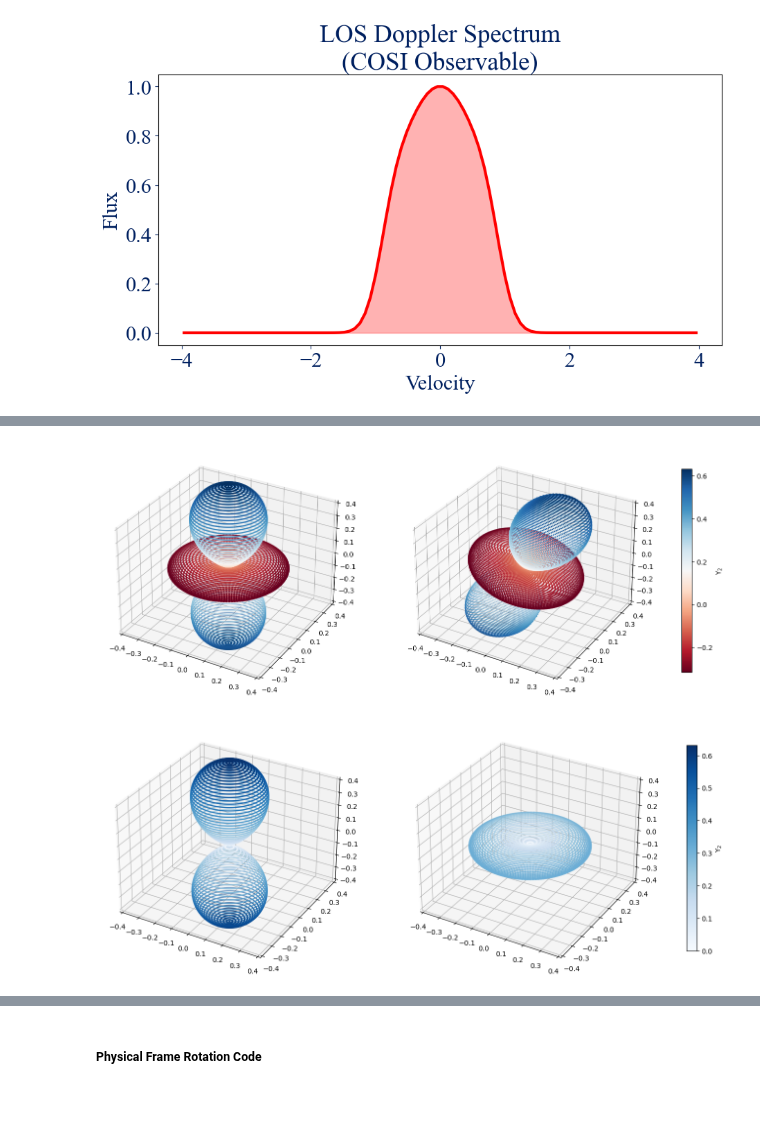
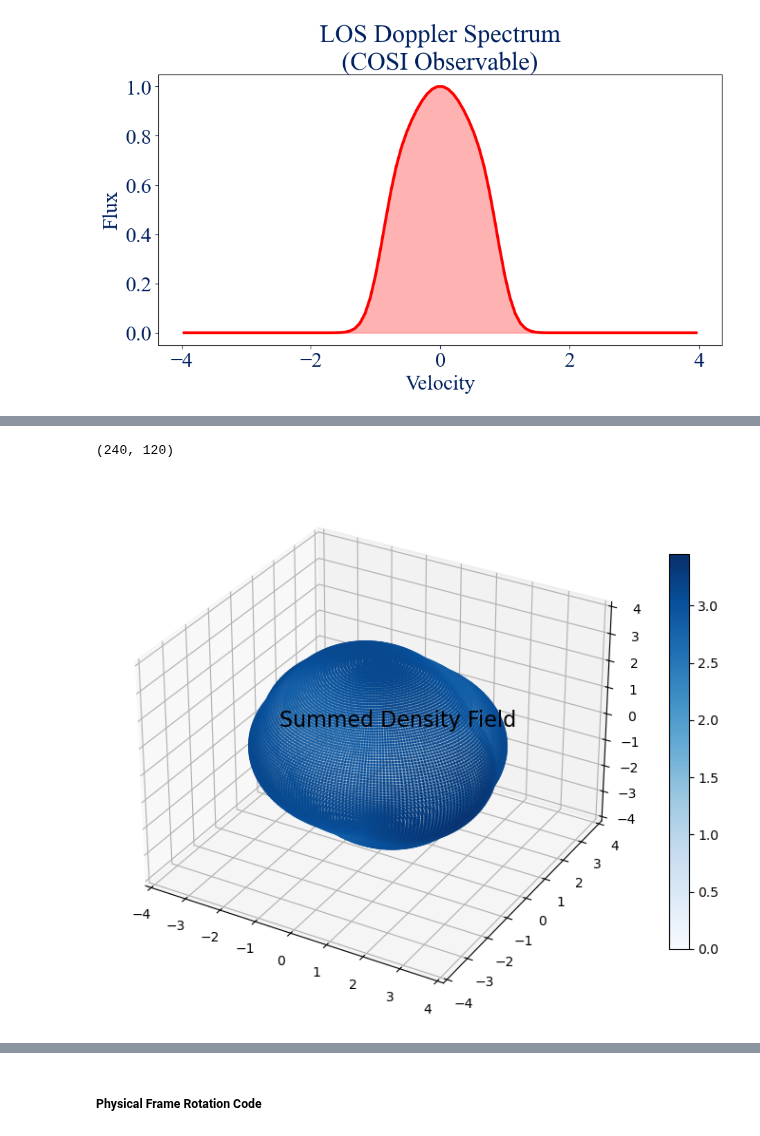
Before and after one commit to avalluvan/cosipy, a Jupyter notebook: docs/unbinned/image_deconvolution/SH_visualization_3.ipynb, the cells around one changed output, grey strips where cells are left out. Saved outputs shown, nothing was run; the diff lists cells and outputs as text; code cells hidden in the pictures; blank space fills up the shorter version.

```diff
--- a/docs/unbinned/image_deconvolution/SH_visualization_3.ipynb
+++ b/docs/unbinned/image_deconvolution/SH_visualization_3.ipynb
@@ -329,42 +217,0 @@ X_cart_rot, Y_cart_rot, Z_cart_rot = spherical_to_cartesian(np.abs(Y_2_rot), THE
-# %%
-fig, axs = plt.subplots(1, 2, figsize=(18, 9), subplot_kw={'projection': '3d'})
-
-sc = axs[0].scatter(X_cart, Y_cart, Z_cart, s=1, c=Y_2_orig, cmap='RdBu')
-axs[0].set_xlim(-0.4, 0.4); axs[0].set_ylim(-0.4, 0.4); axs[0].set_zlim(-0.4, 0.4)
-
-sc = axs[1].scatter(X_cart_rot, Y_cart_rot, Z_cart_rot, s=1, c=Y_2_rot, cmap='RdBu')
-axs[1].set_xlim(-0.4, 0.4); axs[1].set_ylim(-0.4, 0.4); axs[1].set_zlim(-0.4, 0.4)
-
-plt.colorbar(sc, ax=axs, shrink=0.6, label=fr'Y$_{l}$')
-plt.show()
-# %% [output]
-[figure, removed]
-# %%
-relative_strength = 1
-a = 2 * relative_strength / (relative_strength + 1)     # jet
-b = 2 / (relative_strength + 1)                         # disk
-
-from matplotlib.colors import Normalize
-
-jet = np.where(Y_2_rot > 0, Y_2_rot, 0)   * a
-disk = np.where(Y_2_rot < 0, -Y_2_rot, 0) * b
-
-X_jet, Y_jet, Z_jet = spherical_to_cartesian(jet, THETA, PHI)
-X_disk, Y_disk, Z_disk = spherical_to_cartesian(disk, THETA, PHI)
-
-fig, axs = plt.subplots(1, 2, figsize=(18, 9), subplot_kw={'projection': '3d'})
-
-vmin = 0
-vmax = max(jet.max(), disk.max())
-norm = Normalize(vmin=vmin, vmax=vmax)
-
-sc = axs[0].scatter(X_jet, Y_jet, Z_jet, s=1, c=jet, cmap='Blues', norm=norm)
-axs[0].set_xlim(-0.4, 0.4); axs[0].set_ylim(-0.4, 0.4); axs[0].set_zlim(-0.4, 0.4)
-
-sc = axs[1].scatter(X_disk, Y_disk, Z_disk, s=1, c=disk, cmap='Blues', norm=norm)
-axs[1].set_xlim(-0.4, 0.4); axs[1].set_ylim(-0.4, 0.4); axs[1].set_zlim(-0.4, 0.4)
-
-plt.colorbar(sc, ax=axs, shrink=0.6, label=fr'Y$_{l}$')
-plt.show()
-# %% [output]
-[figure, removed]
@@ -370,0 +272,34 @@ plt.show()
+# %%
+np.sum([eval_mode(m, THETA, PHI, sum_type='unsigned') for m in modes], axis=0).shape
+# %% [output]
+(240, 120)
+# %%
+modes = [
+    make_mode(l=0, m=0, theta_rot=np.pi/2,      phi_rot=np.pi/2,      amplitude=10),
+    # make_mode(l=1, m=0, theta_rot=np.pi/6, phi_rot=0, amplitude=0.5),
+    # make_mode(l=1, m=0, theta_rot=np.pi/3, phi_rot=np.pi/4, amplitude=0.),
+    # make_mode(l=1, m=0, theta_rot=np.pi/2, phi_rot=np.pi, amplitude=1),
+    # make_mode(l=1, m=0, theta_rot=np.pi/2, phi_rot=0, amplitude=1),
+    # make_mode(l=1, m=0, theta_rot=0, phi_rot=np.pi/3, amplitude=0.8),
+    # make_mode(l=2, m=0, theta_rot=np.pi/6, phi_rot=np.pi/3, amplitude=0.5),
+    make_mode(l=2, m=0, theta_rot=0, phi_rot=np.pi/3, amplitude=-1),
+    make_mode(l=2, m=0, theta_rot=-np.pi/2, phi_rot=np.pi/3, amplitude=-1),
+]
+
+Y_sum = sum_modes(modes, THETA, PHI, sum_type='unsigned')
+# Y_sum = np.random.poisson(Y_sum * 20) / 20
+
+# Build Cartesian surface from the positive-definite sum
+X_cart, Y_cart, Z_cart = spherical_to_cartesian(Y_sum, THETA, PHI)
+# %%
+fig, ax = plt.subplots(1, 1, figsize=(9, 9), subplot_kw={'projection': '3d'})
+
+ex = 4
+sc = ax.scatter(X_cart, Y_cart, Z_cart, s=1, c=Y_sum, cmap='Blues', norm=Normalize(vmin=0))
+ax.set_xlim(-ex, ex); ax.set_ylim(-ex, ex); ax.set_zlim(-ex, ex)
+
+ax.text(x=0, y=1, z=0, s='Summed Density Field', fontsize=16, ha='center')
+plt.colorbar(sc, shrink=0.6)#, label=fr'Y$_{}$')
+plt.show()
+# %% [output]
+[figure, added]
```
Also changed, not shown: parts of 17 cells of this notebook.
